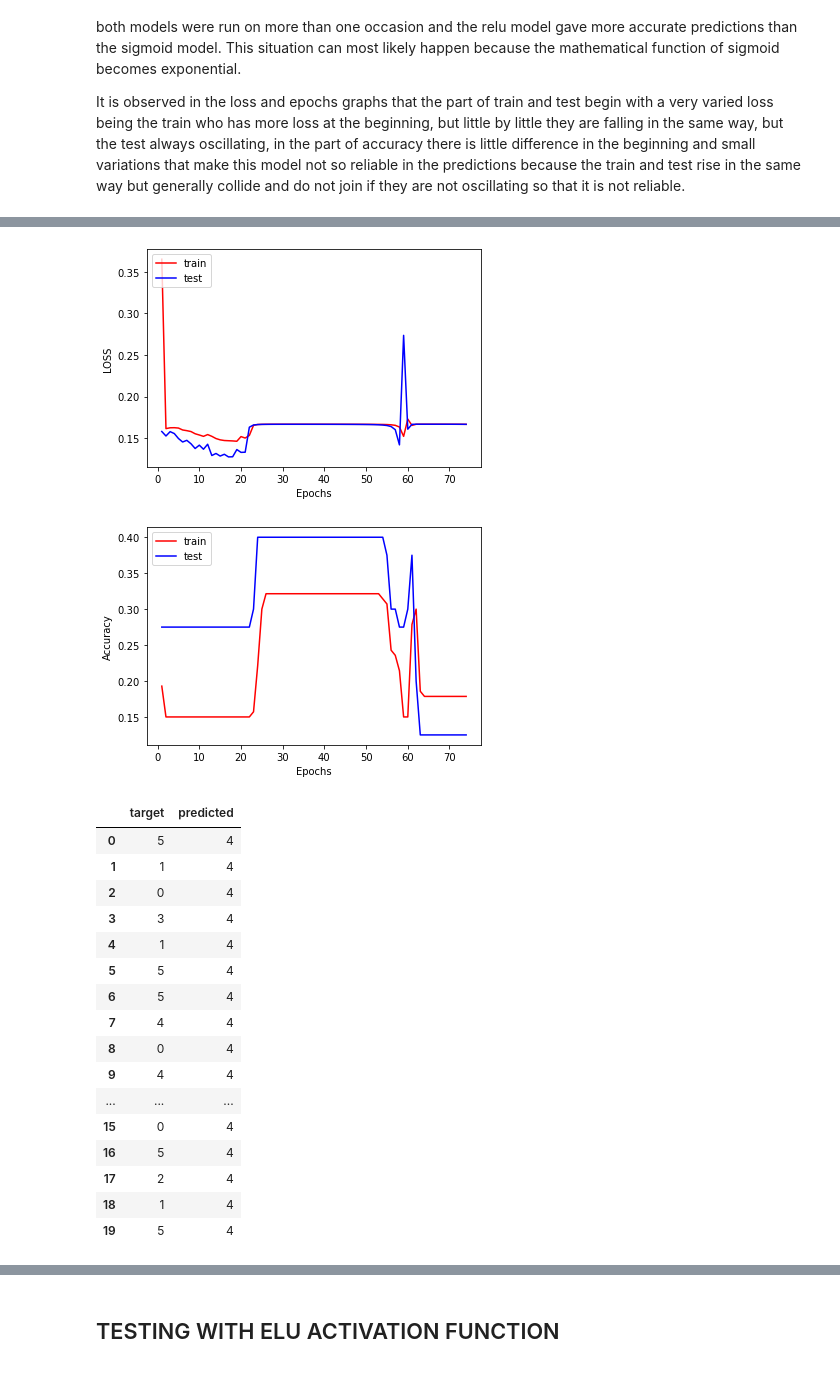
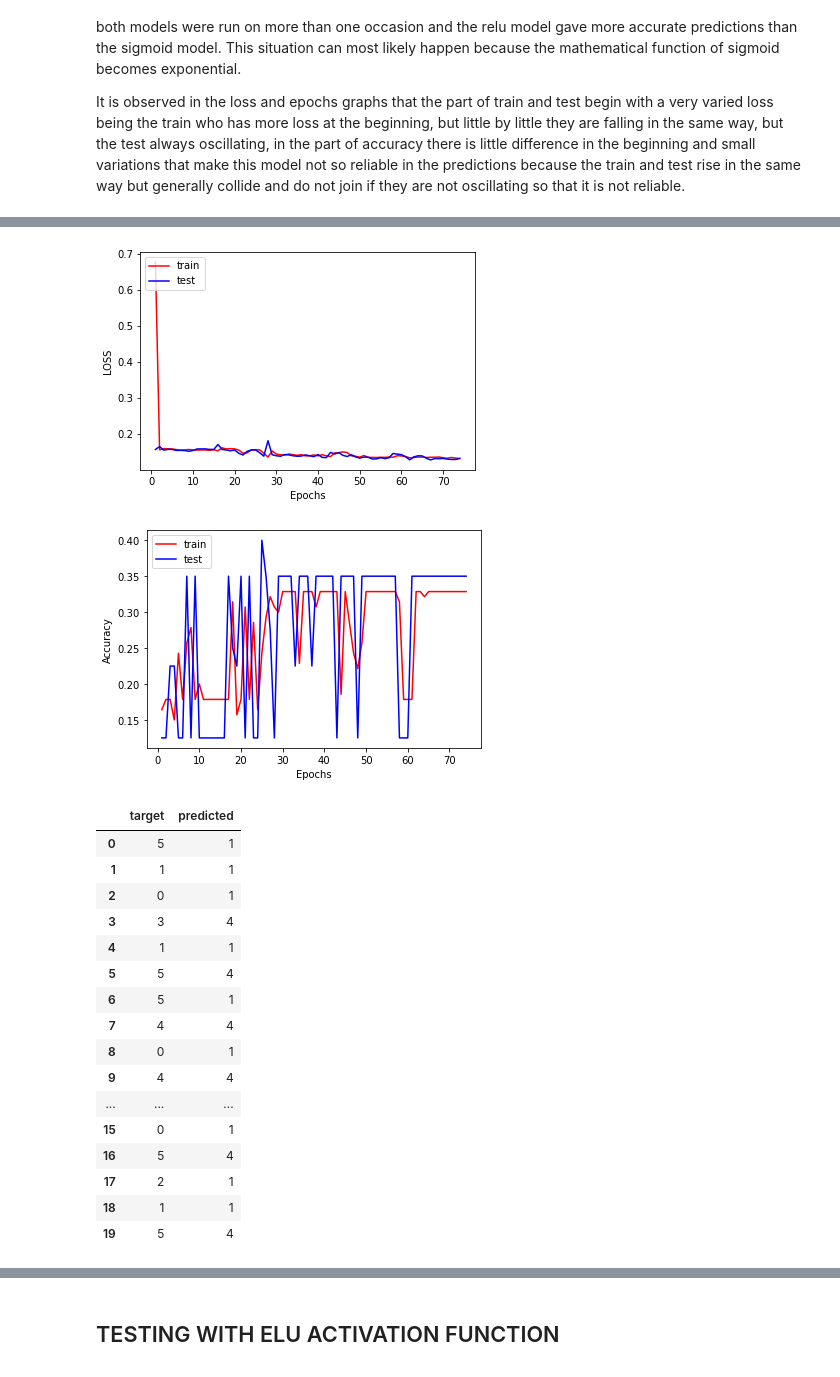
Before and after one commit to J1u2a3n9/Neural_Network_Star_Classification, a Jupyter notebook: Seventh-Practice-IS.ipynb, the cells around one changed output, grey strips where cells are left out. Drawn from its saved outputs; the diff is of its cells as text; code cells hidden in the pictures.

```diff
--- a/Seventh-Practice-IS.ipynb
+++ b/Seventh-Practice-IS.ipynb
@@ -168,0 +124,12 @@ del(df["Spectral_Class"])
+# %%
+x=['Blue-white','yellow-white','Blue White', 'Blue white', 'Yellowish White', 'white', 'Whitish', 'Blue-White', 'White-Yellow']
+for i in x:
+    df.loc[df['Color']==i, 'Color']='White'
+x=['yellowish','Yellowish']
+for i in x:
+    df.loc[df['Color']==i, 'Color']='Yellow'
+x=['Pale yellow orange','Orange-Red']
+for i in x:
+    df.loc[df['Color']==i, 'Color']='Orange'
+
+df['Color'] = LabelEncoder().fit_transform(df['Color'])
@@ -1191,13 +1136,27 @@ As for the accuracy, it never rises more than 0.35 and the train and test are se
 seed(10)
 csv_file = 'assignment_ds.csv'
 df = pd.read_csv(csv_file, header=0)
-new_df=color_enconding(df)
-new_df=spectral_enconding(df)
-df=new_df
+# Color Enconding
+x=['Blue-white','yellow-white','Blue White', 'Blue white', 'Yellowish White', 'white', 'Whitish', 'Blue-White', 'White-Yellow']
+for i in x:
+    df.loc[df['Color']==i, 'Color']='White'
+x=['yellowish','Yellowish']
+for i in x:
+    df.loc[df['Color']==i, 'Color']='Yellow'
+x=['Pale yellow orange','Orange-Red']
+for i in x:
+    df.loc[df['Color']==i, 'Color']='Orange'
+
+df['Color'] = LabelEncoder().fit_transform(df['Color'])
+
+#Spectral class Enconding
+df['Spectral_Class'] = LabelEncoder().fit_transform(df['Spectral_Class'])
+
 # SPLIT INPUTS / TARGET FROM DATASET
 df = df.sample(frac=1)
-inputs = df[['Temperature','L','R','A_M','Blue','Blue White','Orange','Orange-Red','Pale yellow orange','Red','White','White-Yellow','Whitish','Yellowish','Yellowish White','yellow-White','A','B','F','G','K','M','O']]
-target = df ['Type']
+inputs = df[['Temperature','L','R','A_M','Color','Spectral_Class']]
+#Target=Salida
+target = df [['Type']]
 #Encode target labels with value between 0 and n_classes-1.
 label_encoder = LabelEncoder()
 #Fit label encoder and return encoded labels.
@@ -1226,7 +1185,7 @@ input_validation = inputs[(training_size + test_size):]
 target_validation = target[(training_size + test_size):]
 ## DEFINE NEURAL NETWORK ARCHITECTURE
 model = models.Sequential()
-model.add(layers.Dense(64, activation='softplus', input_shape=(23,)))
+model.add(layers.Dense(64, activation='softplus', input_shape=(6,)))
 model.add(layers.Dense(125, activation='softplus'))
 model.add(layers.Dense(6, activation='softplus'))
 rmsprop = optimizers.Adam(learning_rate=0.01)
@@ -1312,21 +1271,21 @@ WARNING:tensorflow:6 out of the last 11 calls to <function Model.make_predict_fu
-[figure, old version]
+[figure, new version]
-[figure, old version]
+[figure, new version]
 |  | target | predicted |
-| 0 | 5 | 4 |
-| 1 | 1 | 4 |
-| 2 | 0 | 4 |
+| 0 | 5 | 1 |
+| 1 | 1 | 1 |
+| 2 | 0 | 1 |
 | 3 | 3 | 4 |
-| 4 | 1 | 4 |
+| 4 | 1 | 1 |
 | 5 | 5 | 4 |
-| 6 | 5 | 4 |
+| 6 | 5 | 1 |
 | 7 | 4 | 4 |
-| 8 | 0 | 4 |
+| 8 | 0 | 1 |
 | 9 | 4 | 4 |
 | ... | ... | ... |
-| 15 | 0 | 4 |
+| 15 | 0 | 1 |
 | 16 | 5 | 4 |
-| 17 | 2 | 4 |
-| 18 | 1 | 4 |
+| 17 | 2 | 1 |
+| 18 | 1 | 1 |
 | 19 | 5 | 4 |
 # %% [markdown]
 ## TESTING WITH SELU ACTIVATION FUNCTION
```
Also changed, not shown: parts of 82 cells of this notebook, 4 other files.
